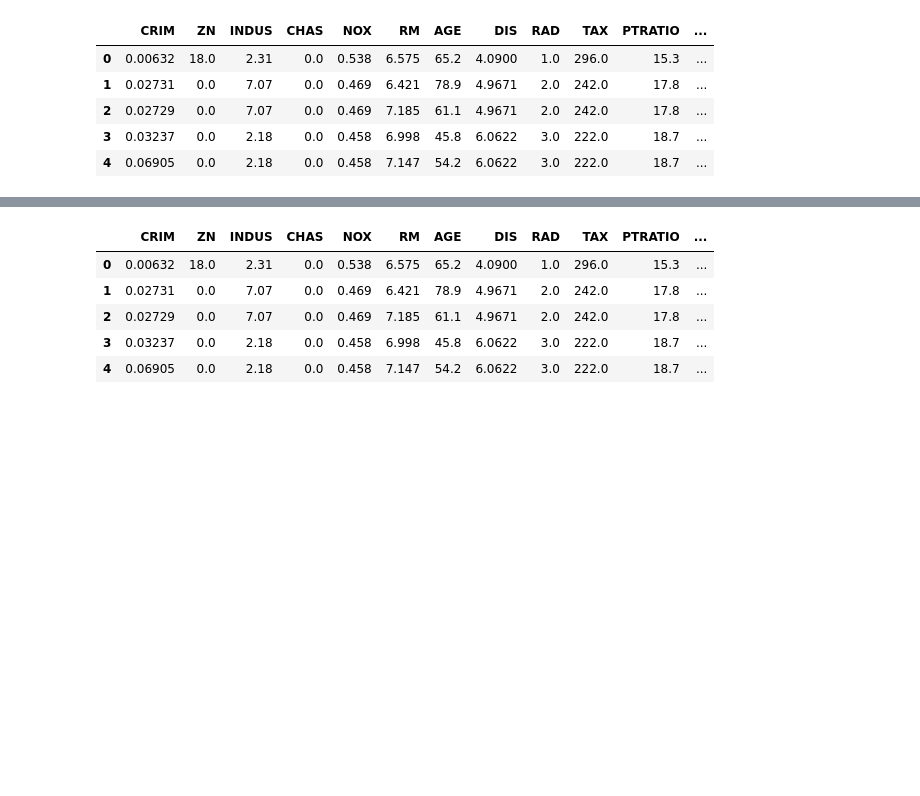
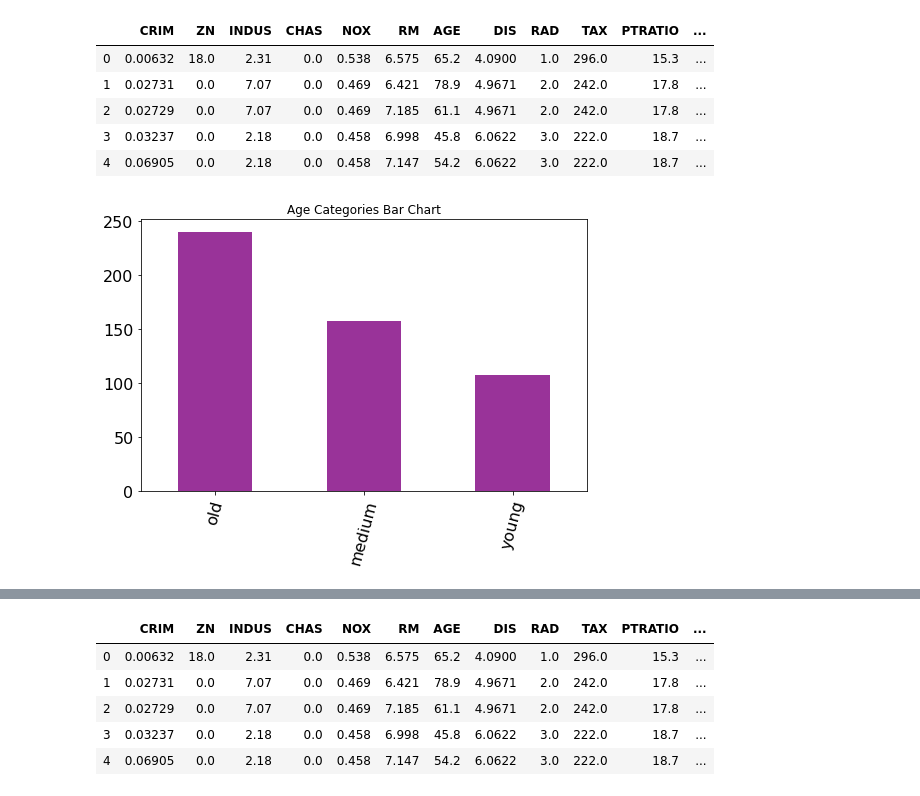
Before and after one commit to poariston/cv2-mod1-sec06-visualizations-lesson, a Jupyter notebook: lesson-plan.ipynb, the cells around one changed output, grey strips where cells are left out. Cells and saved outputs as stored; diff of their text form; code cells hidden in the pictures; blank space fills up the shorter version.

```diff
--- a/lesson-plan.ipynb
+++ b/lesson-plan.ipynb
@@ -42,3 +48,33 @@ df.head()
 | 2 | 0.02729 | 0.0 | 7.07 | 0.0 | 0.469 | 7.185 | 61.1 | 4.9671 | 2.0 | 242.0 | 17.8 | ... |
 | 3 | 0.03237 | 0.0 | 2.18 | 0.0 | 0.458 | 6.998 | 45.8 | 6.0622 | 3.0 | 222.0 | 18.7 | ... |
 | 4 | 0.06905 | 0.0 | 2.18 | 0.0 | 0.458 | 7.147 | 54.2 | 6.0622 | 3.0 | 222.0 | 18.7 | ... |
+# %%
+def plot_histogram(bins=20, alpha=0.8):
+    fig = plt.figure(figsize=(8, 5))
+    plt.hist(df['RM'], bins=bins, alpha=alpha)
+    plt.title("Room Histogram")
+    plt.close(fig)
+    return fig
+
+
+
+def plot_bar(df, col, figsize=(8, 5), color='purple', alpha=0.8, rotation=75):
+    """
+    Input
+    df: pandas dataframe
+    col: name of column you want to plot
+    figsize: (tuple) - desired figuresize default = (8, 5)
+    ...
+
+    Return
+    Nothing, but will plot a bar plot
+    """
+    df[col].value_counts().plot(kind='bar', figsize=figsize, color=color, alpha=alpha)
+    plt.xticks(rotation=rotation, fontsize=16)
+    plt.yticks(fontsize=16)
+    plt.title(col.title().replace("_", " ") + " Bar Chart")
+    plt.show()
+# %%
+plot_bar(df, 'age_categories')
+# %% [output]
+[figure, added]
```
Also changed, not shown: parts of 28 cells of this notebook.
